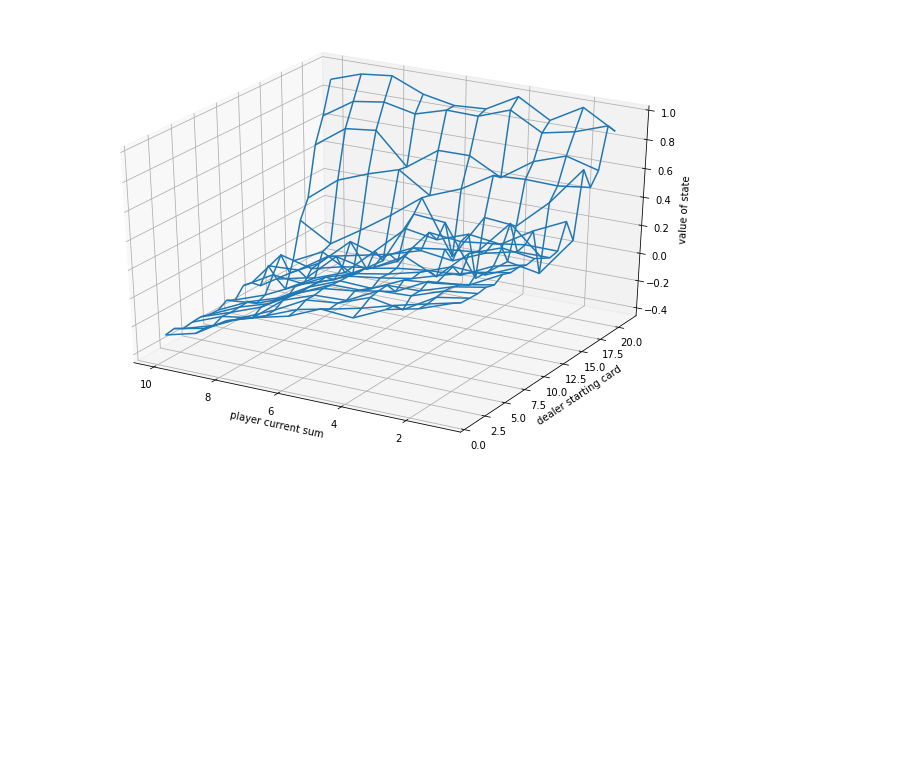
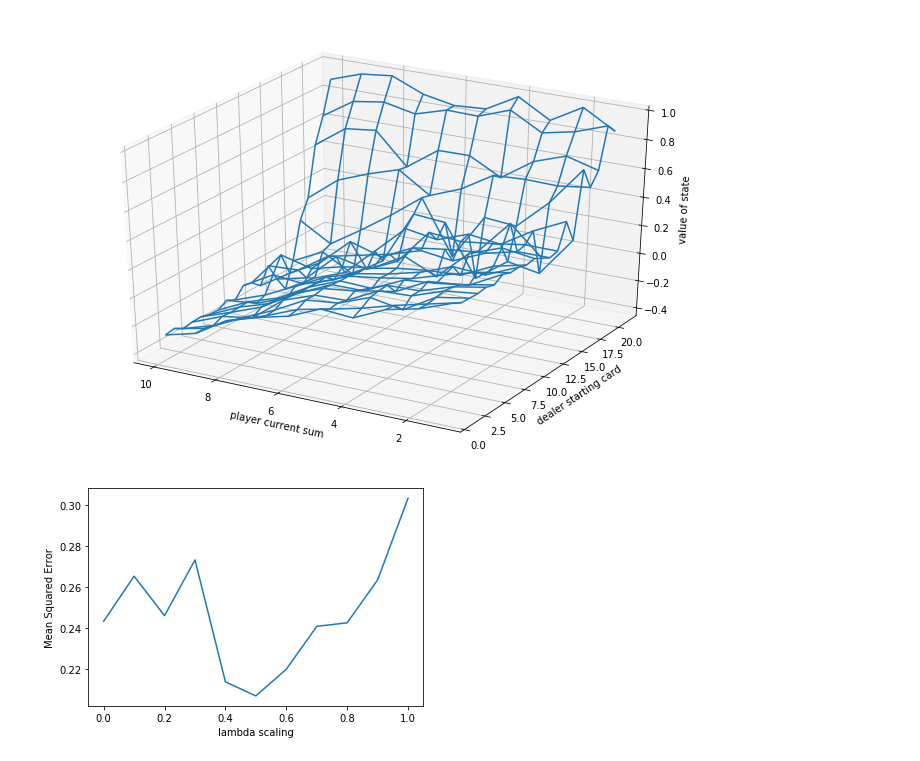
Before and after one commit to york-huang/machine-learning-study, a Jupyter notebook: kvfrans_easy21.ipynb, the cells around one changed output. Cells and saved outputs as stored; diff of their text form; code cells hidden in the pictures; blank space fills up the shorter version.

Commit message:
Completed solutions to question 3 (need optimization).

```diff
--- a/kvfrans_easy21.ipynb
+++ b/kvfrans_easy21.ipynb
@@ -103,0 +181,39 @@ plt.show()
+# %%
+# wrapper for Question 3 solutions:
+
+# return (td_value, td_counter, msq)
+def q3_run(sarsa_func):
+    msq = np.zeros(11)
+    for k in range(11):
+        td_value = np.zeros((2,11,22))
+        td_counter = np.zeros((2,11,22))
+        for i in range(1000):
+            td_value, td_counter = sarsa_func(td_value,td_counter,k*0.1)
+        msq[k] = np.square(value - td_value).mean()
+    return (td_value, td_counter, msq)
+
+#calculate MSQ for lambda 0 & 1, over 100k episodes
+def q3_run_100k(sarsa_func):
+    msq = np.zeros((2,100))
+    for k in range(2):
+        td_value = np.zeros((2,11,22))
+        td_counter = np.zeros((2,11,22))
+        for i in range(100000):
+            td_value, td_counter = sarsa_func(td_value,td_counter,k*1)
+            if i % 1000 == 0:
+                msq[k,int(i / 1000)] = np.square(value - td_value).mean()
+    return (td_value, td_counter, msq)
+# %%
+# fixed random seed so that I'm able to reproduce the results for every run.
+random.seed(20200403)
+
+# calculate MSQ per lambda
+_, _, msq = q3_run(sarsa)
+
+#plot msq on lambda scaling
+plt.plot(np.arange(11) * 0.1,msq)
+plt.ylabel("Mean Squared Error")
+plt.xlabel("lambda scaling")
+plt.show()
+# %% [output]
+[figure, added]
```
Also changed, not shown: parts of 5 cells of this notebook, 1 other file.
